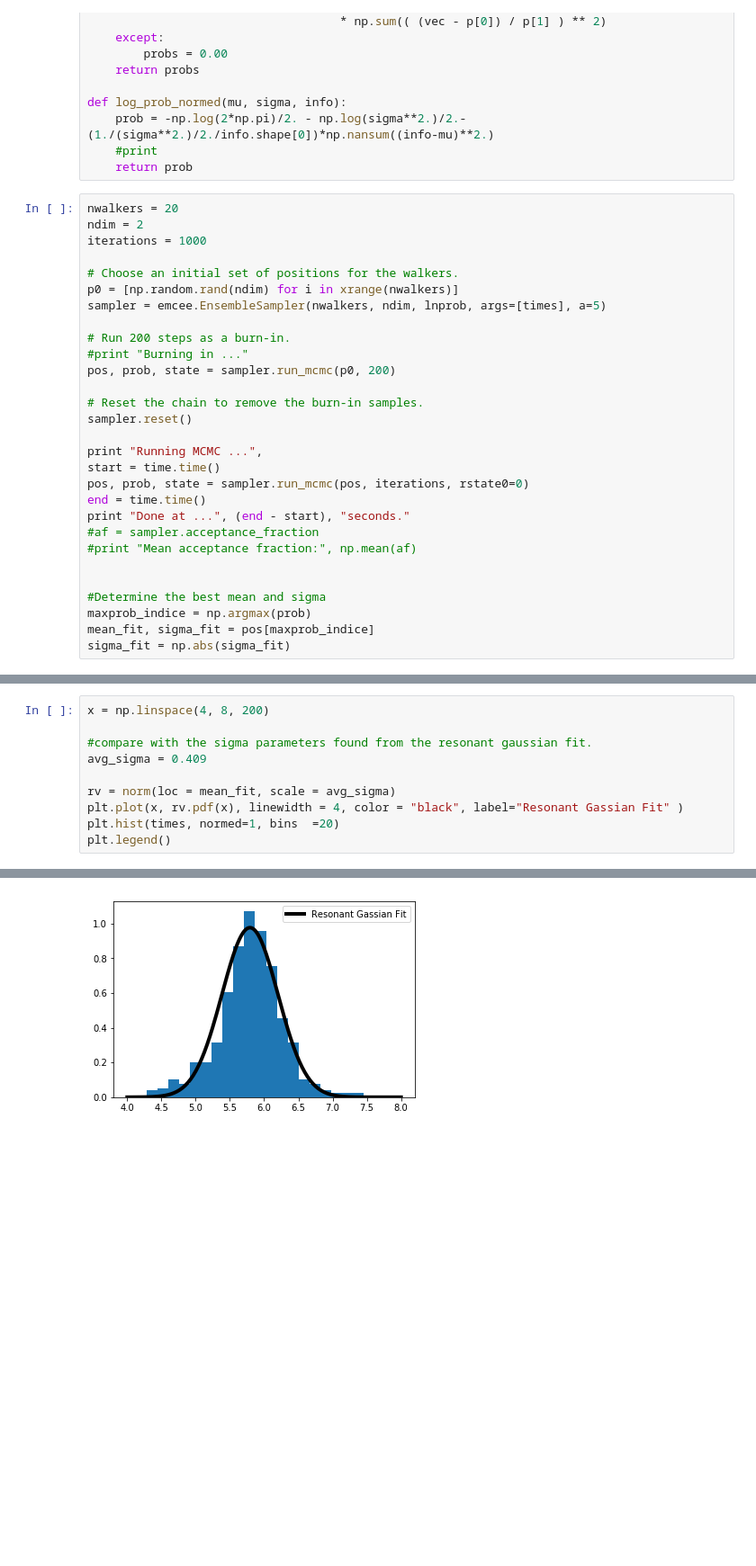
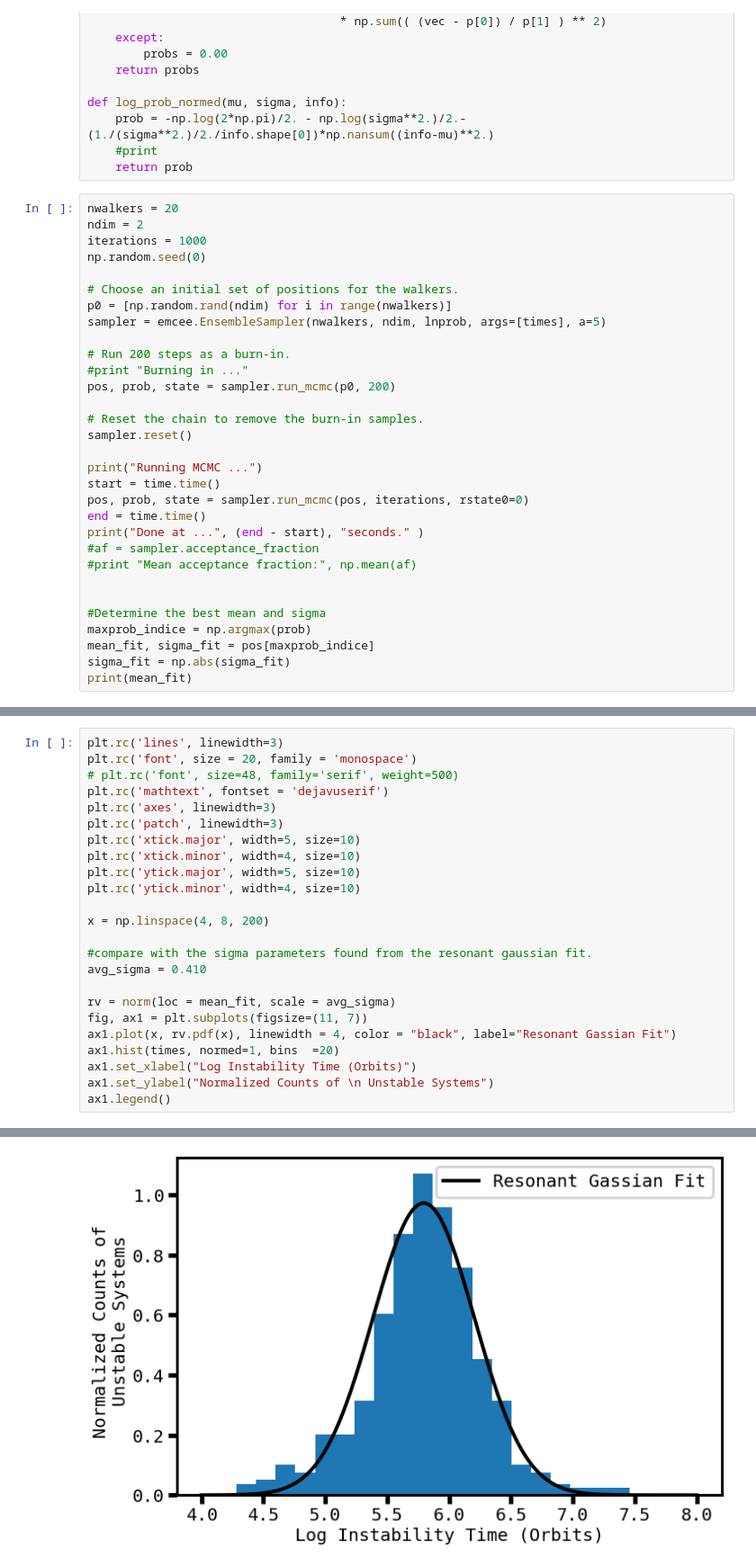
Before and after one commit to Naireen/MLstability, a Jupyter notebook: Analysis/Resonant/Trappist1.ipynb, the cells around one changed output, grey strips where cells are left out. Shown at 90% size. Drawn from its saved outputs; the diff is of its cells as text; blank space fills up the shorter version.

Commit message:
updating plots

```diff
--- a/Analysis/Resonant/Trappist1.ipynb
+++ b/Analysis/Resonant/Trappist1.ipynb
@@ -60,9 +61,10 @@ def log_prob_normed(mu, sigma, info):
 nwalkers = 20
 ndim = 2
 iterations = 1000
+np.random.seed(0)
 
 # Choose an initial set of positions for the walkers.
-p0 = [np.random.rand(ndim) for i in xrange(nwalkers)]
+p0 = [np.random.rand(ndim) for i in range(nwalkers)]
 sampler = emcee.EnsembleSampler(nwalkers, ndim, lnprob, args=[times], a=5)
 
 # Run 200 steps as a burn-in.
@@ -72,11 +74,11 @@ pos, prob, state = sampler.run_mcmc(p0, 200)
 # Reset the chain to remove the burn-in samples.
 sampler.reset()
 
-print "Running MCMC ...",
+print("Running MCMC ...")
 start = time.time()
 pos, prob, state = sampler.run_mcmc(pos, iterations, rstate0=0)
 end = time.time()
-print "Done at ...", (end - start), "seconds."
+print("Done at ...", (end - start), "seconds." )
 #af = sampler.acceptance_fraction
 #print "Mean acceptance fraction:", np.mean(af)
 
@@ -85,4 +87,5 @@ print "Done at ...", (end - start), "seconds."
 maxprob_indice = np.argmax(prob)
 mean_fit, sigma_fit = pos[maxprob_indice]
 sigma_fit = np.abs(sigma_fit)
+print(mean_fit)
 # %% [output]
@@ -109,11 +114,25 @@ print (p_val)
 # %%
+plt.rc('lines', linewidth=3)
+plt.rc('font', size = 20, family = 'monospace')
+# plt.rc('font', size=48, family='serif', weight=500)
+plt.rc('mathtext', fontset = 'dejavuserif')
+plt.rc('axes', linewidth=3)
+plt.rc('patch', linewidth=3)
+plt.rc('xtick.major', width=5, size=10)
+plt.rc('xtick.minor', width=4, size=10)
+plt.rc('ytick.major', width=5, size=10)
+plt.rc('ytick.minor', width=4, size=10)
+
 x = np.linspace(4, 8, 200)
 
 #compare with the sigma parameters found from the resonant gaussian fit.
-avg_sigma = 0.409
+avg_sigma = 0.410
 
 rv = norm(loc = mean_fit, scale = avg_sigma)
-plt.plot(x, rv.pdf(x), linewidth = 4, color = "black", label="Resonant Gassian Fit" )
-plt.hist(times, normed=1, bins  =20)
-plt.legend()
+fig, ax1 = plt.subplots(figsize=(11, 7))
+ax1.plot(x, rv.pdf(x), linewidth = 4, color = "black", label="Resonant Gassian Fit")
+ax1.hist(times, normed=1, bins  =20)
+ax1.set_xlabel("Log Instability Time (Orbits)")
+ax1.set_ylabel("Normalized Counts of \n Unstable Systems")
+ax1.legend()
 # %% [output]
@@ -121 +141 @@ plt.legend()
-[figure, old version]
+[figure, new version]
```
Also changed, not shown: parts of 6 cells of this notebook, 1 other file.
